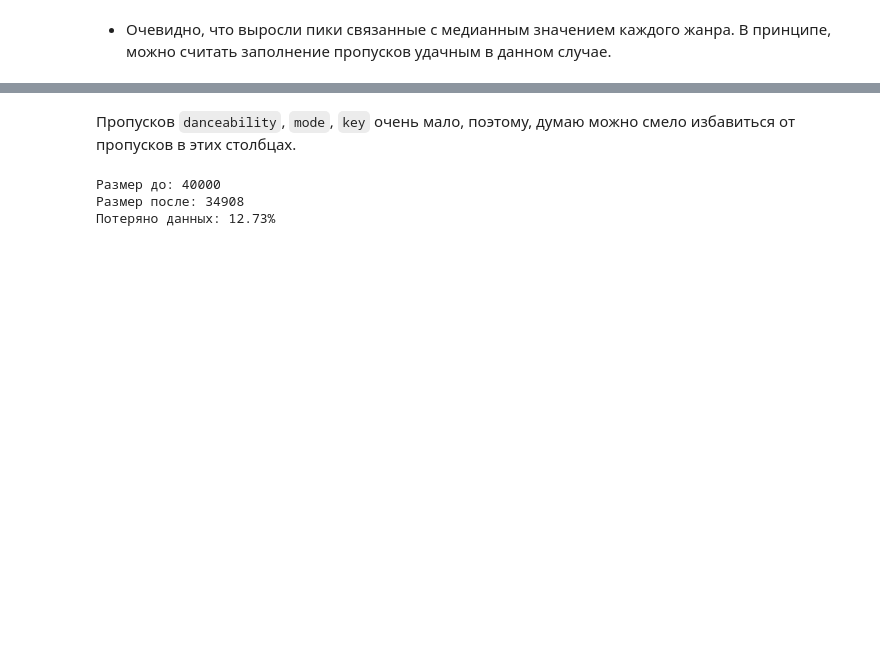
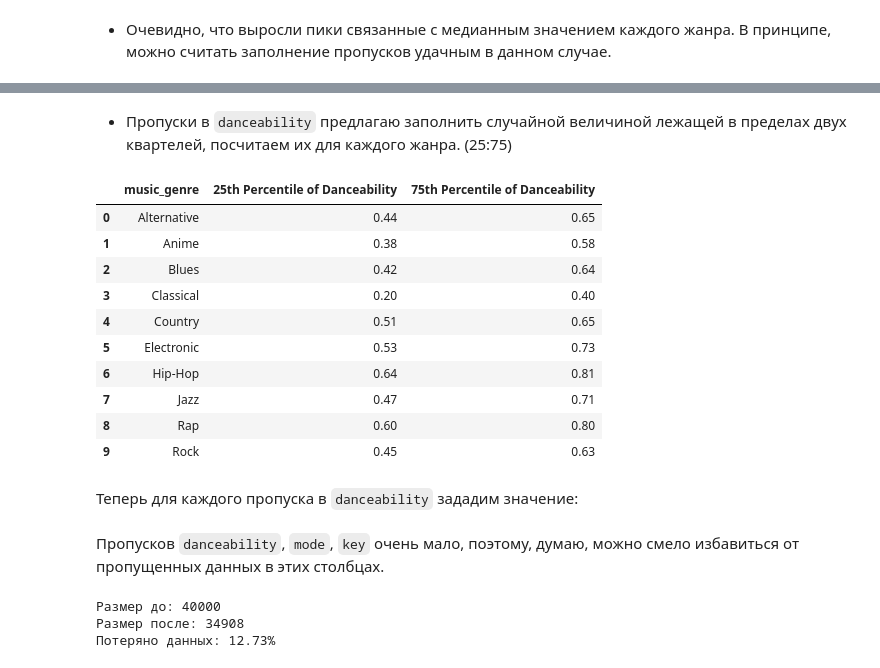
Before and after one commit to EPrutskoy/Kaggle_music_genre_prediction, a Jupyter notebook: music_model_notebook.ipynb, the cells around one changed output, grey strips where cells are left out. Drawn from its saved outputs; the diff is of its cells as text; code cells hidden in the pictures; blank space fills up the shorter version.

```diff
--- a/music_model_notebook.ipynb
+++ b/music_model_notebook.ipynb
@@ -382,5 +395,29 @@ plt.show()
+# %% [markdown]
+* Пропуски в `danceability` предлагаю заполнить случайной величиной лежащей в пределах двух квартелей, посчитаем их для каждого жанра. (25:75)
+# %%
+# Вычисление 25-го и 75-го квартилей для 'danceability' по каждому жанру
+quantile_table = train.groupby('music_genre')['danceability'].quantile([0.25, 0.75]).unstack()
+
+# Переименование колонок
+quantile_table.columns = ['25th Percentile of Danceability', '75th Percentile of Danceability']
+quantile_table.reset_index(inplace=True) # Сброс индекса, чтобы 'music_genre' стал колонкой
+quantile_table
+# %% [output]
+|  | music_genre | 25th Percentile of Danceability | 75th Percentile of Danceability |
+| 0 | Alternative | 0.44 | 0.65 |
+| 1 | Anime | 0.38 | 0.58 |
+| 2 | Blues | 0.42 | 0.64 |
+| 3 | Classical | 0.20 | 0.40 |
+| 4 | Country | 0.51 | 0.65 |
+| 5 | Electronic | 0.53 | 0.73 |
+| 6 | Hip-Hop | 0.64 | 0.81 |
+| 7 | Jazz | 0.47 | 0.71 |
+| 8 | Rap | 0.60 | 0.80 |
+| 9 | Rock | 0.45 | 0.63 |
+# %% [markdown]
+Теперь для каждого пропуска в `danceability` зададим значение:
 # %% [markdown]
-Пропусков `danceability`, `mode`, `key` очень мало, поэтому, думаю можно смело избавиться от пропусков в этих столбцах.
+Пропусков `danceability`, `mode`, `key` очень мало, поэтому, думаю, можно смело избавиться от пропущенных данных в этих столбцах.
 # %%
 # Удаление строк
 train_cleaned = train.dropna(subset=['danceability', 'mode', 'key'])
```
Also changed, not shown: parts of 12 cells of this notebook.
